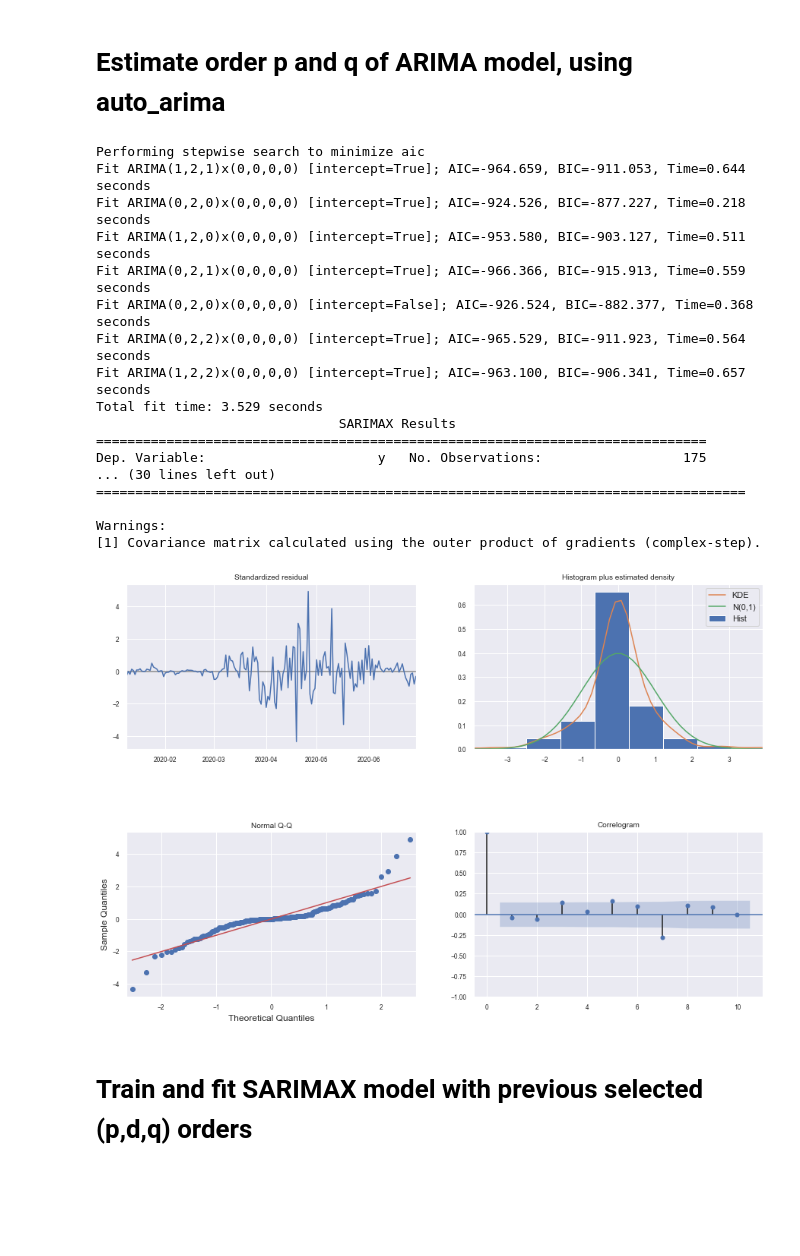
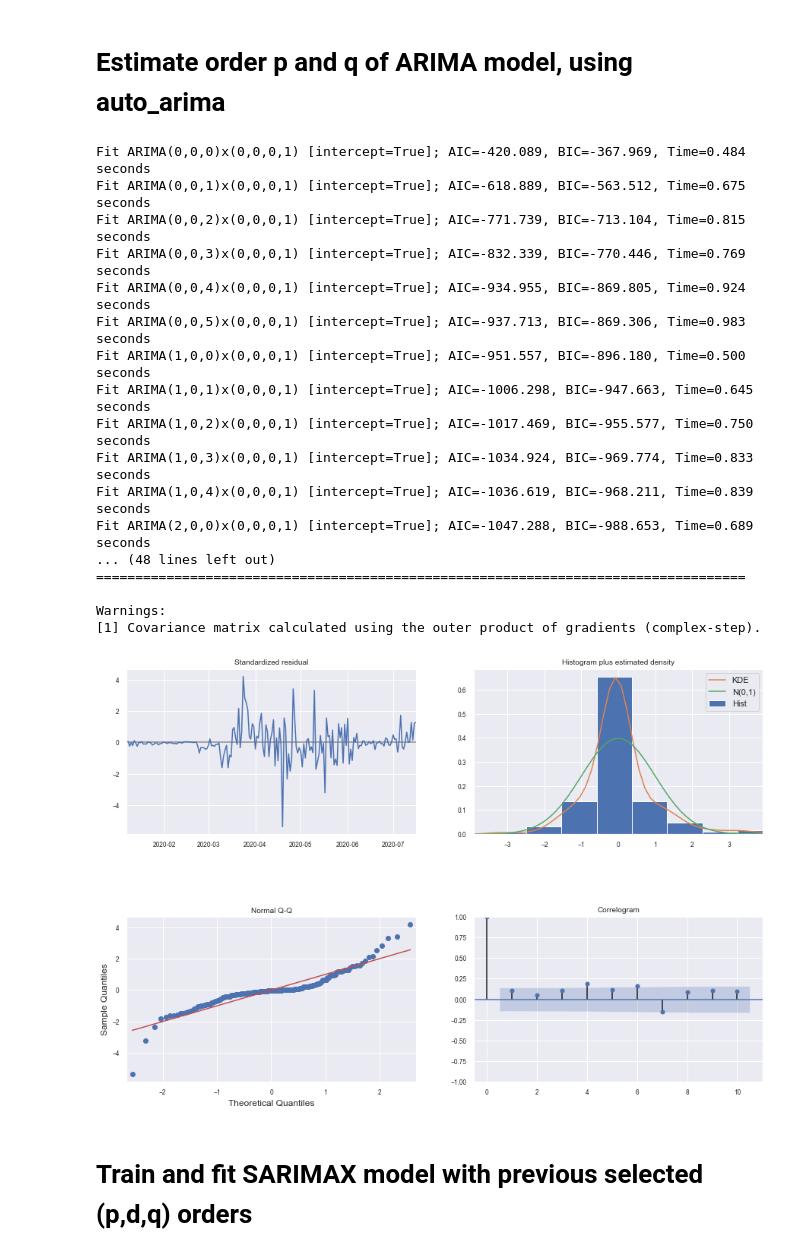
Before and after one commit to martaarozarena/KSchool-Master-Final-Project, a Jupyter notebook: Spain_model_pipeline.ipynb, the cells around one changed output. Drawn from its saved outputs; the diff is of its cells as text; code cells hidden in the pictures; blank space fills up the shorter version.

```diff
--- a/Spain_model_pipeline.ipynb
+++ b/Spain_model_pipeline.ipynb
@@ -31,15 +32,15 @@ covid = pd.read_csv(covid_url, parse_dates=['date'], index_col=['date'])
 
 country = 'Spain'
 variable = 'new_cases'
-initialdate = '01-01-2020'
-enddate = '31-07-2020'
+initialdate = '2020-01-01'   # first day of the year, where most of our data starts
+initialdateshift = str(date.fromordinal(datetime.strptime(initialdate, '%Y-%m-%d').toordinal() + 6))
+enddate = str(date.fromordinal(date.today().toordinal()-1))   # yesterday's date: last day of available data
 
 # Filtering country and dates
 covid_ctry = covid[covid['location']==country]
 covid_ctry = covid_ctry.loc[initialdate:enddate]
 
-# Making the data a daily series and applying 7-day rolling mean
+# Filter the variable to predict and applying 7-day rolling mean
 covid_ctry_var = covid_ctry[variable]
-#covid_ctry_var = covid_ctry_var.resample('D').sum()
 covid_ctry_varR = covid_ctry_var.rolling(7).mean().dropna()
 # %%
@@ -47,12 +48,12 @@ covid_ctry_varR = covid_ctry_var.rolling(7).mean().dropna()
 
 exogenous = pd.read_csv('./data/exogenas.csv', parse_dates=[0], index_col=[0])
 # %%
-# We now need to filter the country/dates, and aply 7-day rolling mean:
+# We now need to filter the country and adjust dates to endogenous covid_ctry_varR data:
 
 exogenous_ctry = exogenous.loc[:, exogenous.columns.str.contains(country)]
-exogenous_ctry = exogenous_ctry.loc[initialdate:enddate]
+exogenous_ctryR = exogenous_ctry.loc[initialdateshift:enddate]
 
 # We apply the 7-day rolling mean, as in the endogenous data
-exogenous_ctryR = exogenous_ctry.rolling(7).mean().dropna()
+#exogenous_ctryR = exogenous_ctry.rolling(7).mean().dropna()
 # %%
 # We check that the only NaNs removed are the 6 positions created by the 7-rolling mean
@@ -191,40 +190,40 @@ dtype: float64
 # Estimate order p and q of ARIMA model, using auto_arima
 # %%
 modelauto7 = pm.auto_arima(y_train, exogenous=X_train, start_p=1, start_q=1,
-                    #  test='kpss',       # use kpss to find optimal 'd'
+                      test='adf',       # use kpss to find optimal 'd'
                       max_p=10, max_q=10, # maximum p and q
                     #  m=1,              # frequency of series
-                      d=2,           # let model determine 'd'
+                      d=None,           # let model determine 'd'
                     # seasonal=False,   # No Seasonality
                     #  start_P=0,
                     #  D=0,
                       trace=True,
                       error_action='ignore',
                       suppress_warnings=True,
-                      stepwise=True)
+                      stepwise=False)
 
 print(modelauto7.summary())
 modelauto7.plot_diagnostics(figsize=(15,10))
 plt.show()
 # %% [output]
-Performing stepwise search to minimize aic
-Fit ARIMA(1,2,1)x(0,0,0,0) [intercept=True]; AIC=-964.659, BIC=-911.053, Time=0.644 seconds
-Fit ARIMA(0,2,0)x(0,0,0,0) [intercept=True]; AIC=-924.526, BIC=-877.227, Time=0.218 seconds
-Fit ARIMA(1,2,0)x(0,0,0,0) [intercept=True]; AIC=-953.580, BIC=-903.127, Time=0.511 seconds
-Fit ARIMA(0,2,1)x(0,0,0,0) [intercept=True]; AIC=-966.366, BIC=-915.913, Time=0.559 seconds
-Fit ARIMA(0,2,0)x(0,0,0,0) [intercept=False]; AIC=-926.524, BIC=-882.377, Time=0.368 seconds
-Fit ARIMA(0,2,2)x(0,0,0,0) [intercept=True]; AIC=-965.529, BIC=-911.923, Time=0.564 seconds
-Fit ARIMA(1,2,2)x(0,0,0,0) [intercept=True]; AIC=-963.100, BIC=-906.341, Time=0.657 seconds
-Total fit time: 3.529 seconds
-                               SARIMAX Results
-==============================================================================
-Dep. Variable:                      y   No. Observations:                  175
-... (30 lines left out)
+Fit ARIMA(0,0,0)x(0,0,0,1) [intercept=True]; AIC=-420.089, BIC=-367.969, Time=0.484 seconds
+Fit ARIMA(0,0,1)x(0,0,0,1) [intercept=True]; AIC=-618.889, BIC=-563.512, Time=0.675 seconds
+Fit ARIMA(0,0,2)x(0,0,0,1) [intercept=True]; AIC=-771.739, BIC=-713.104, Time=0.815 seconds
+Fit ARIMA(0,0,3)x(0,0,0,1) [intercept=True]; AIC=-832.339, BIC=-770.446, Time=0.769 seconds
+Fit ARIMA(0,0,4)x(0,0,0,1) [intercept=True]; AIC=-934.955, BIC=-869.805, Time=0.924 seconds
+Fit ARIMA(0,0,5)x(0,0,0,1) [intercept=True]; AIC=-937.713, BIC=-869.306, Time=0.983 seconds
+Fit ARIMA(1,0,0)x(0,0,0,1) [intercept=True]; AIC=-951.557, BIC=-896.180, Time=0.500 seconds
+Fit ARIMA(1,0,1)x(0,0,0,1) [intercept=True]; AIC=-1006.298, BIC=-947.663, Time=0.645 seconds
+Fit ARIMA(1,0,2)x(0,0,0,1) [intercept=True]; AIC=-1017.469, BIC=-955.577, Time=0.750 seconds
+Fit ARIMA(1,0,3)x(0,0,0,1) [intercept=True]; AIC=-1034.924, BIC=-969.774, Time=0.833 seconds
+Fit ARIMA(1,0,4)x(0,0,0,1) [intercept=True]; AIC=-1036.619, BIC=-968.211, Time=0.839 seconds
+Fit ARIMA(2,0,0)x(0,0,0,1) [intercept=True]; AIC=-1047.288, BIC=-988.653, Time=0.689 seconds
+... (48 lines left out)
 ===================================================================================
 
 Warnings:
 [1] Covariance matrix calculated using the outer product of gradients (complex-step).
-[figure, old version]
+[figure, new version]
 # %% [markdown]
 # Train and fit SARIMAX model with previous selected (p,d,q) orders
 # %%
```
Also changed, not shown: parts of 23 cells of this notebook.
